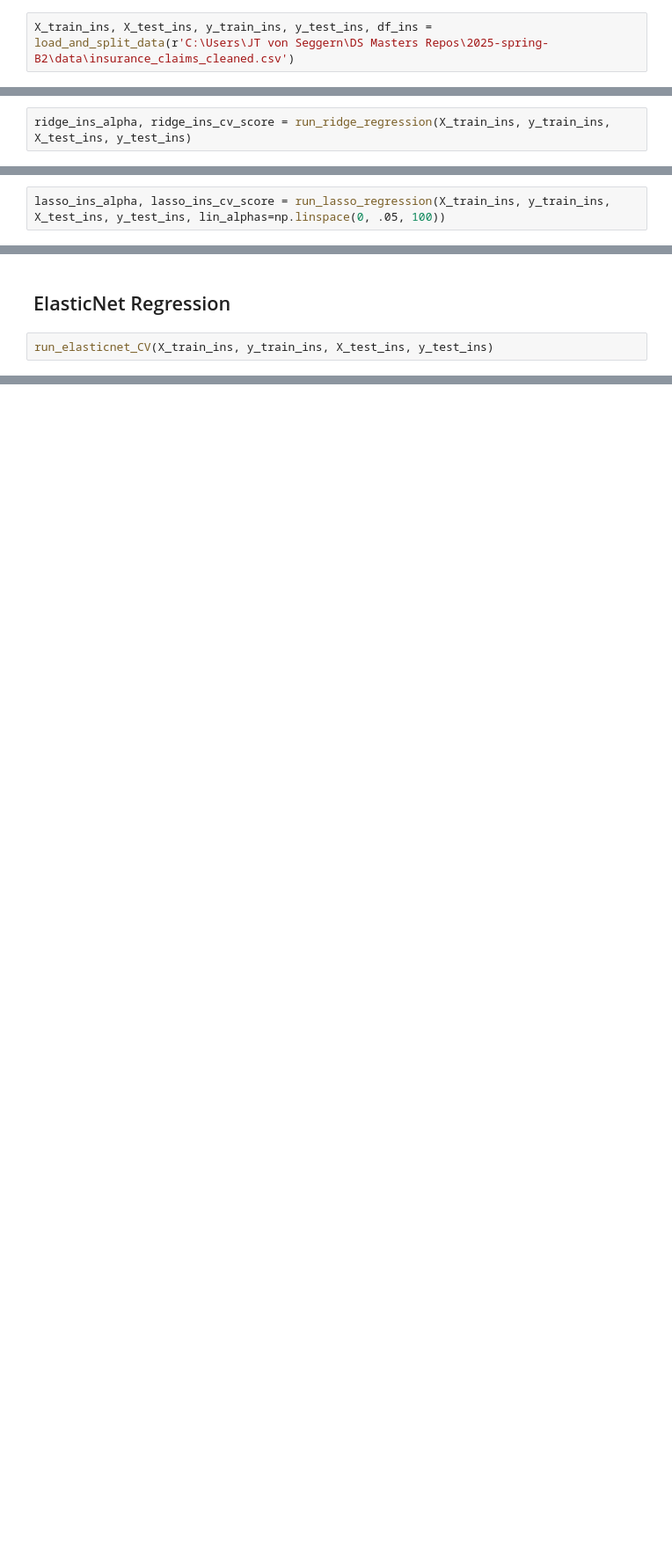
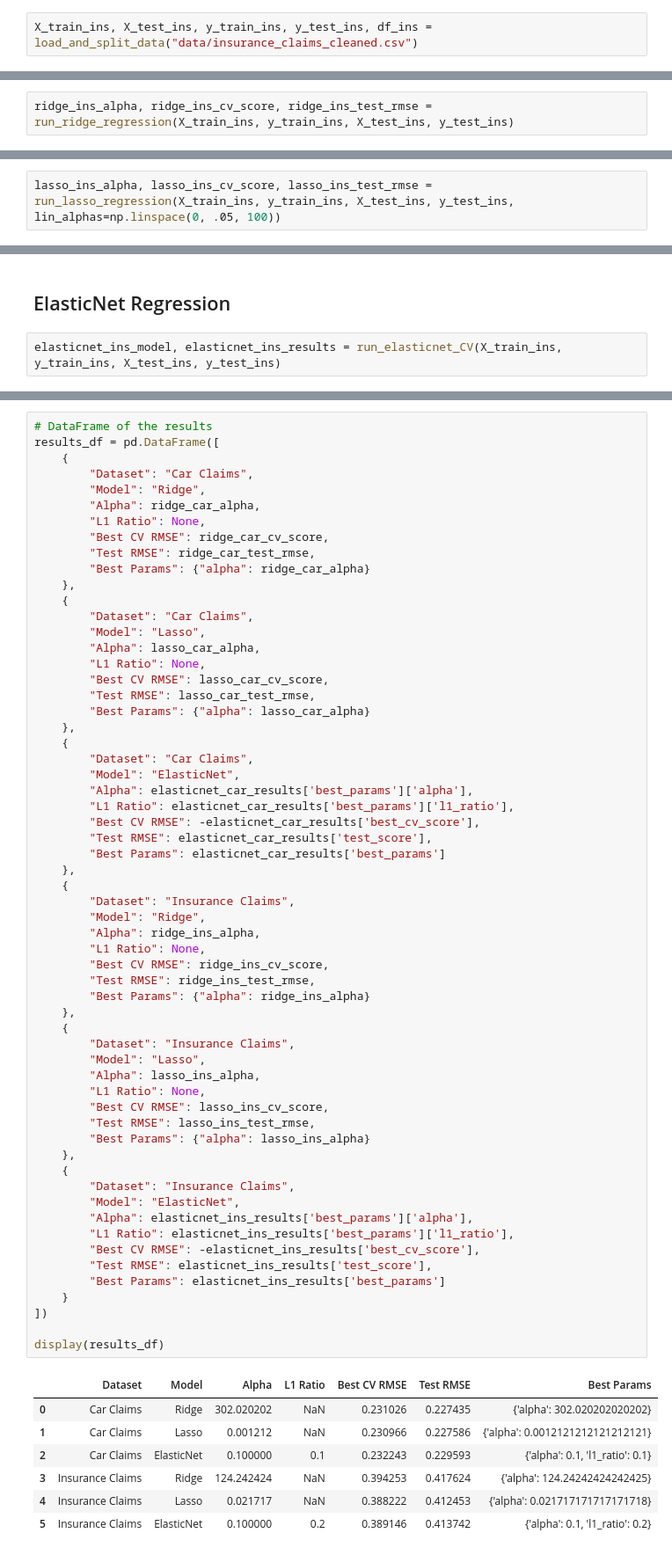
Before and after one commit to jtvon/799S-Data-Science-Capstone, a Jupyter notebook: Week-2-jupyter-notebook.ipynb, the cells around one changed output, grey strips where cells are left out. Shown at 88% size. Drawn from its saved outputs; the diff is of its cells as text; blank space fills up the shorter version.

```diff
--- a/Week-2-jupyter-notebook.ipynb
+++ b/Week-2-jupyter-notebook.ipynb
@@ -352,11 +372,11 @@ Test MSE: 0.0555
 # %% [markdown]
 # Insurance Claims dataset
 # %%
-X_train_ins, X_test_ins, y_train_ins, y_test_ins, df_ins = load_and_split_data(r'C:\Users\JT von Seggern\DS Masters Repos\2025-spring-B2\data\insurance_claims_cleaned.csv')
+X_train_ins, X_test_ins, y_train_ins, y_test_ins, df_ins = load_and_split_data("data/insurance_claims_cleaned.csv")
 # %% [markdown]
 ## Ridge Regression
 # %%
-ridge_ins_alpha, ridge_ins_cv_score = run_ridge_regression(X_train_ins, y_train_ins, X_test_ins, y_test_ins)
+ridge_ins_alpha, ridge_ins_cv_score, ridge_ins_test_rmse = run_ridge_regression(X_train_ins, y_train_ins, X_test_ins, y_test_ins)
 # %% [output]
 [figure]
 Optimal alpha: 124.2424
@@ -379,5 +399,5 @@ Intercept: 0.2375
 # %% [markdown]
 ## Lasso Regression
 # %%
-lasso_ins_alpha, lasso_ins_cv_score = run_lasso_regression(X_train_ins, y_train_ins, X_test_ins, y_test_ins, lin_alphas=np.linspace(0, .05, 100))
+lasso_ins_alpha, lasso_ins_cv_score, lasso_ins_test_rmse = run_lasso_regression(X_train_ins, y_train_ins, X_test_ins, y_test_ins, lin_alphas=np.linspace(0, .05, 100))
 # %% [output]
@@ -402,5 +432,5 @@ Intercept: 0.2375
 # %% [markdown]
 ## ElasticNet Regression
 # %%
-run_elasticnet_CV(X_train_ins, y_train_ins, X_test_ins, y_test_ins)
+elasticnet_ins_model, elasticnet_ins_results = run_elasticnet_CV(X_train_ins, y_train_ins, X_test_ins, y_test_ins)
 # %% [output]
@@ -411,0 +449,68 @@ Test MSE: 0.2060
+# %%
+# DataFrame of the results
+results_df = pd.DataFrame([
+    {
+        "Dataset": "Car Claims",
+        "Model": "Ridge",
+        "Alpha": ridge_car_alpha,
+        "L1 Ratio": None,
+        "Best CV RMSE": ridge_car_cv_score,
+        "Test RMSE": ridge_car_test_rmse,
+        "Best Params": {"alpha": ridge_car_alpha}
+    },
+    {
+        "Dataset": "Car Claims",
+        "Model": "Lasso",
+        "Alpha": lasso_car_alpha,
+        "L1 Ratio": None,
+        "Best CV RMSE": lasso_car_cv_score,
+        "Test RMSE": lasso_car_test_rmse,
+        "Best Params": {"alpha": lasso_car_alpha}
+    },
+    {
+        "Dataset": "Car Claims",
+        "Model": "ElasticNet",
+        "Alpha": elasticnet_car_results['best_params']['alpha'],
+        "L1 Ratio": elasticnet_car_results['best_params']['l1_ratio'],
+        "Best CV RMSE": -elasticnet_car_results['best_cv_score'],
+        "Test RMSE": elasticnet_car_results['test_score'],
+        "Best Params": elasticnet_car_results['best_params']
+    },
+    {
+        "Dataset": "Insurance Claims",
+        "Model": "Ridge",
+        "Alpha": ridge_ins_alpha,
+        "L1 Ratio": None,
+        "Best CV RMSE": ridge_ins_cv_score,
+        "Test RMSE": ridge_ins_test_rmse,
+        "Best Params": {"alpha": ridge_ins_alpha}
+    },
+    {
+        "Dataset": "Insurance Claims",
+        "Model": "Lasso",
+        "Alpha": lasso_ins_alpha,
+        "L1 Ratio": None,
+        "Best CV RMSE": lasso_ins_cv_score,
+        "Test RMSE": lasso_ins_test_rmse,
+        "Best Params": {"alpha": lasso_ins_alpha}
+    },
+    {
+        "Dataset": "Insurance Claims",
+        "Model": "ElasticNet",
+        "Alpha": elasticnet_ins_results['best_params']['alpha'],
+        "L1 Ratio": elasticnet_ins_results['best_params']['l1_ratio'],
+        "Best CV RMSE": -elasticnet_ins_results['best_cv_score'],
+        "Test RMSE": elasticnet_ins_results['test_score'],
+        "Best Params": elasticnet_ins_results['best_params']
+    }
+])
+
+display(results_df)
+# %% [output]
+|  | Dataset | Model | Alpha | L1 Ratio | Best CV RMSE | Test RMSE | Best Params |
+| 0 | Car Claims | Ridge | 302.020202 | NaN | 0.231026 | 0.227435 | {'alpha': 302.020202020202} |
+| 1 | Car Claims | Lasso | 0.001212 | NaN | 0.230966 | 0.227586 | {'alpha': 0.0012121212121212121} |
+| 2 | Car Claims | ElasticNet | 0.100000 | 0.1 | 0.232243 | 0.229593 | {'alpha': 0.1, 'l1_ratio': 0.1} |
+| 3 | Insurance Claims | Ridge | 124.242424 | NaN | 0.394253 | 0.417624 | {'alpha': 124.24242424242425} |
+| 4 | Insurance Claims | Lasso | 0.021717 | NaN | 0.388222 | 0.412453 | {'alpha': 0.021717171717171718} |
+| 5 | Insurance Claims | ElasticNet | 0.100000 | 0.2 | 0.389146 | 0.413742 | {'alpha': 0.1, 'l1_ratio': 0.2} |
```
Also changed, not shown: parts of 11 cells of this notebook, 2 other files.
